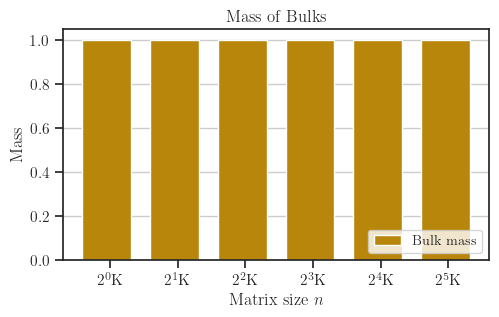
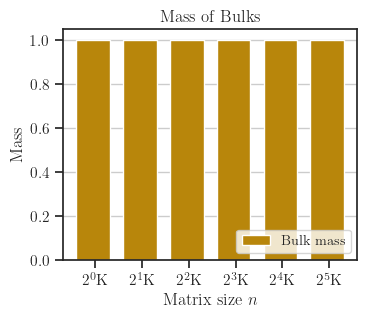
Code edit (unified diff) that turned the first committed figure into the second:
--- before
+++ after
@@ -1 +1,7 @@
-plot_mass(fd_sizes, x, rho, atoms=None, log_x=True, gap=0.7, save=False, latex=latex)
+# More accurate density at initial time
+x0 = numpy.linspace(x_min, x_max, 3000)
+rho0 = af.density(x0)
+
+plot_mass(fd_sizes, x, rho, x0=x0, rho0=rho0, atoms=None, log_x=True, gap=0.7,
+          figsize=(3.8, 3),
+          save=join(plot_dir, config['save_filename'] + '-mass.pdf'), latex=latex)

Commit: ntb